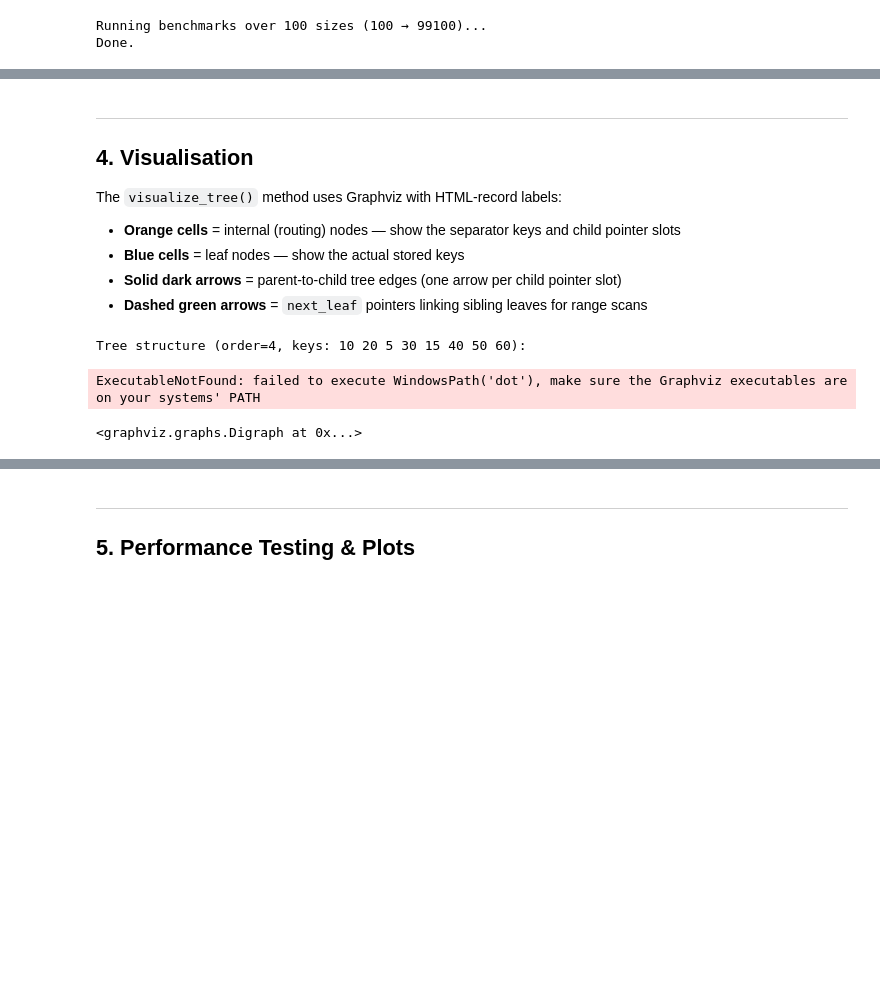
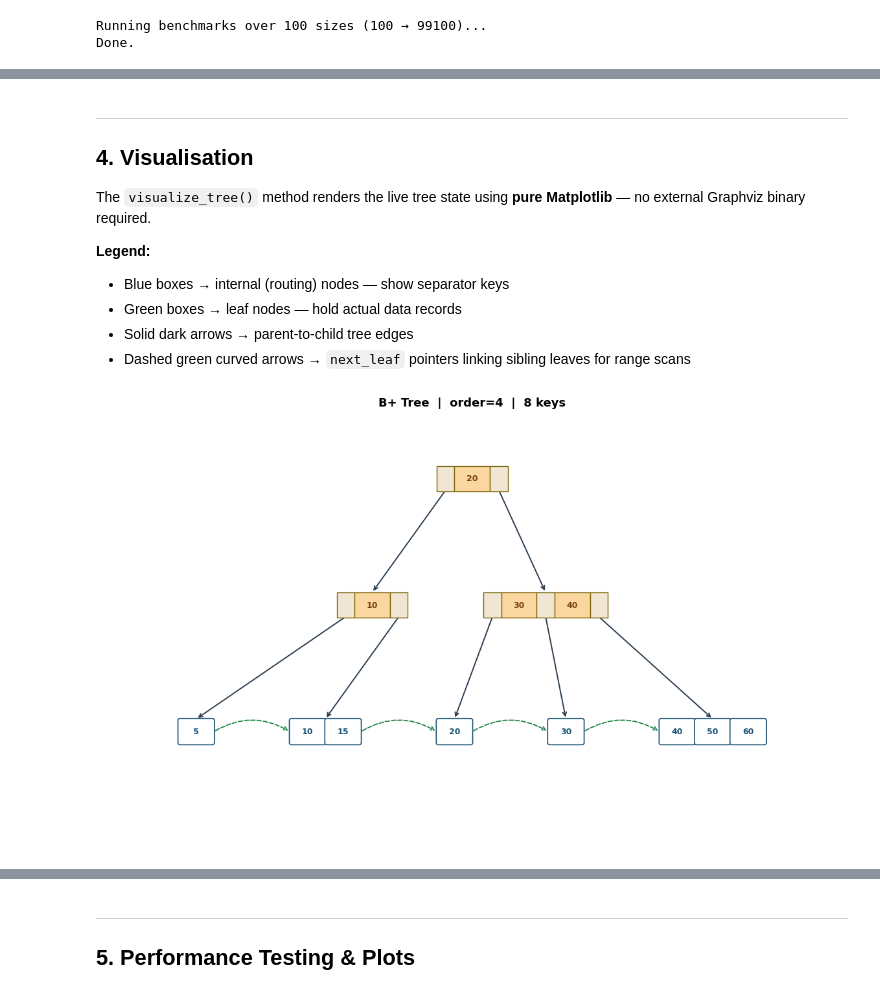
Before and after one commit to nachiketpatil0105/stay_ease, a Jupyter notebook: CS432_Track1_Submission/Module_A/report.ipynb, the cells around one changed output, grey strips where cells are left out. Drawn from its saved outputs; the diff is of its cells as text; code cells hidden in the pictures; blank space fills up the shorter version.

```diff
--- a/CS432_Track1_Submission/Module_A/report.ipynb
+++ b/CS432_Track1_Submission/Module_A/report.ipynb
@@ -916,29 +1000,25 @@ Speed-up ratios at n = 99,100  (BruteForce time / B+ Tree time)
 ---
 ## 4. Visualisation
 
-The `visualize_tree()` method uses Graphviz with HTML-record labels:
+The `visualize_tree()` method renders the live tree state using **pure Matplotlib** — no external Graphviz binary required.
 
-- **Orange cells** = internal (routing) nodes — show the separator keys and child pointer slots
-- **Blue cells** = leaf nodes — show the actual stored keys
-- **Solid dark arrows** = parent-to-child tree edges (one arrow per child pointer slot)
-- **Dashed green arrows** = `next_leaf` pointers linking sibling leaves for range scans
+**Legend:**
+- Blue boxes → internal (routing) nodes — show separator keys
+- Green boxes → leaf nodes — hold actual data records
+- Solid dark arrows → parent-to-child tree edges
+- Dashed green curved arrows → `next_leaf` pointers linking sibling leaves for range scans
 # %%
 # ─────────────────────────────────────────────────────────────────────────────
 # SubTask 3 — Visualisation 1: exact demo from the assignment spec
 # ─────────────────────────────────────────────────────────────────────────────
 
 tree = BPlusTree(order=4)
 for k in [10, 20, 5, 30, 15, 40, 50, 60]:
     tree.insert(k, f"val_{k}")
 
-dot = tree.visualize_tree()
-dot.attr(label="B+ Tree  |  order=4  |  8 keys", labelloc="t", fontsize="13")
-print("Tree structure (order=4, keys: 10 20 5 30 15 40 50 60):")
-dot
+tree.visualize_tree(title="B+ Tree  |  order=4  |  8 keys")
 # %% [output]
-Tree structure (order=4, keys: 10 20 5 30 15 40 50 60):
-ExecutableNotFound: failed to execute WindowsPath('dot'), make sure the Graphviz executables are on your systems' PATH
-<graphviz.graphs.Digraph at 0x...>
+[figure, added]
 # %%
 # ── Visualisation 2: larger tree — multiple levels of splits ──────────────────
 tree2 = BPlusTree(order=4)
```
Also changed, not shown: parts of 8 cells of this notebook.
